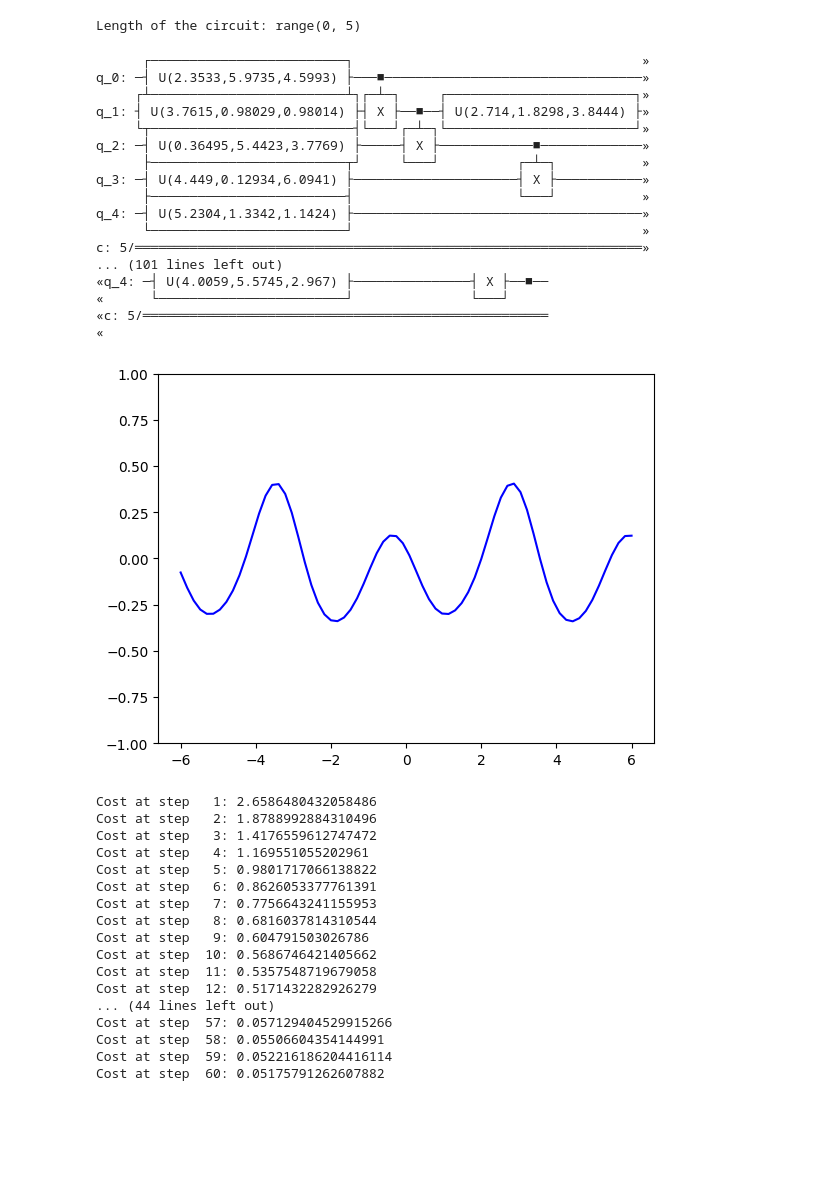
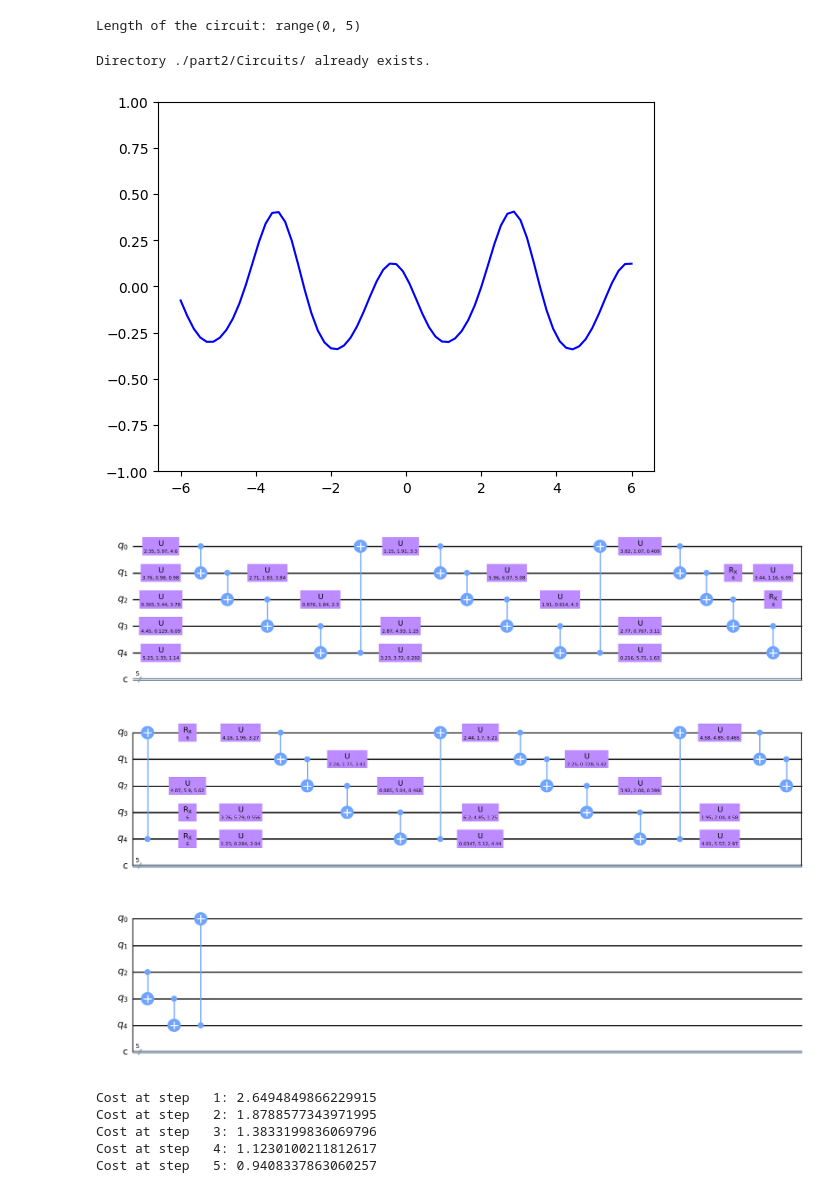
Before and after one commit to BatuhanGQskt/Fourier-Series-with-QML, a Jupyter notebook: Part 2.ipynb, the cells around one changed output. Saved outputs shown, nothing was run; the diff lists cells and outputs as text; code cells hidden in the pictures; blank space fills up the shorter version.

```diff
--- a/Part 2.ipynb
+++ b/Part 2.ipynb
@@ -38,7 +50,6 @@ class parallel_Qt_Device:
         self.W(weights[0])
         self.S(x)
         self.W(weights[1])
-
 
         return self.observe_wire(wires=0)
 
@@ -96,6 +107,7 @@ class parallel_Qt_Device:
 
     def draw(self):
         # Draw the circuit
+        return self.qc.draw('mpl')
         diagram = circuit_drawer(self.qc, output='text')
         print(diagram)
         #self.qc.draw()
@@ -150,36 +160,26 @@ Length of the circuit: range(0, 5)
 # %%
 trainable_block_layers = 3
 weights = 2*np.pi*np.random.random(size=(2, trainable_block_layers, r, 3))
 
 x = np.linspace(-6, 6, 70)
 random_quantum_model_y = [p_qt.run(weights, x=x_) for x_ in x]
-p_qt.draw()
+
+directory_path = "./part2/Circuits/"
+
+create_File(directory_path)
 p_qt.save_circuit_image('./part2/Circuits/r={}&degree={}_qc.png'.format(r, degree))
 
 init_weights = random_quantum_model_y
 
 plt.plot(x, random_quantum_model_y, c='blue')
 plt.ylim(-1,1)
 plt.show()
+
+p_qt.draw()
 # %% [output]
-      ┌─────────────────────────┐                                     »
-q_0: ─┤ U(2.3533,5.9735,4.5993) ├───■─────────────────────────────────»
-     ┌┴─────────────────────────┴┐┌─┴─┐     ┌────────────────────────┐»
-q_1: ┤ U(3.7615,0.98029,0.98014) ├┤ X ├──■──┤ U(2.714,1.8298,3.8444) ├»
-     └┬──────────────────────────┤└───┘┌─┴─┐└────────────────────────┘»
-q_2: ─┤ U(0.36495,5.4423,3.7769) ├─────┤ X ├────────────■─────────────»
-      ├─────────────────────────┬┘     └───┘          ┌─┴─┐           »
-q_3: ─┤ U(4.449,0.12934,6.0941) ├─────────────────────┤ X ├───────────»
-      ├─────────────────────────┤                     └───┘           »
-q_4: ─┤ U(5.2304,1.3342,1.1424) ├─────────────────────────────────────»
-      └─────────────────────────┘                                     »
-c: 5/═════════════════════════════════════════════════════════════════»
-... (101 lines left out)
-«q_4: ─┤ U(4.0059,5.5745,2.967) ├───────────────┤ X ├──■──
-«      └────────────────────────┘               └───┘
-«c: 5/════════════════════════════════════════════════════
-«
+Directory ./part2/Circuits/ already exists.
 [figure]
+[figure, added]
 # %%
 from qiskit.algorithms.optimizers import ADAM as AdamOptimizer
 from scipy.optimize import minimize
@@ -195,7 +195,7 @@ def cost(weights, x, y):
 w_shape = weights.shape
 
 max_steps = 1
-maxiter = 60
+maxiter = 5
 lr=0.3
 opt = AdamOptimizer(maxiter=maxiter, lr=lr)
 batch_size = 25
@@ -225,23 +225,11 @@ for step in range(max_steps):
     #if (step + 1) % 10 == 0:
     #print("Cost at step {0:3}: {1}".format(step + 1, cst))
 # %% [output]
-Cost at step   1: 2.6586480432058486
-Cost at step   2: 1.8788992884310496
-Cost at step   3: 1.4176559612747472
-Cost at step   4: 1.169551055202961
-Cost at step   5: 0.9801717066138822
-Cost at step   6: 0.8626053377761391
-Cost at step   7: 0.7756643241155953
-Cost at step   8: 0.6816037814310544
-Cost at step   9: 0.604791503026786
-Cost at step  10: 0.5686746421405662
-Cost at step  11: 0.5357548719679058
-Cost at step  12: 0.5171432282926279
-... (44 lines left out)
-Cost at step  57: 0.057129404529915266
-Cost at step  58: 0.05506604354144991
-Cost at step  59: 0.052216186204416114
-Cost at step  60: 0.05175791262607882
+Cost at step   1: 2.6494849866229915
+Cost at step   2: 1.8788577343971995
+Cost at step   3: 1.3833199836069796
+Cost at step   4: 1.1230100211812617
+Cost at step   5: 0.9408337863060257
 # %%
 weights = np.reshape(weights, w_shape)
 predictions = [p_qt.run(weights, x=x_) for x_ in x]
```
Also changed, not shown: parts of 7 cells of this notebook, 1 other file.
